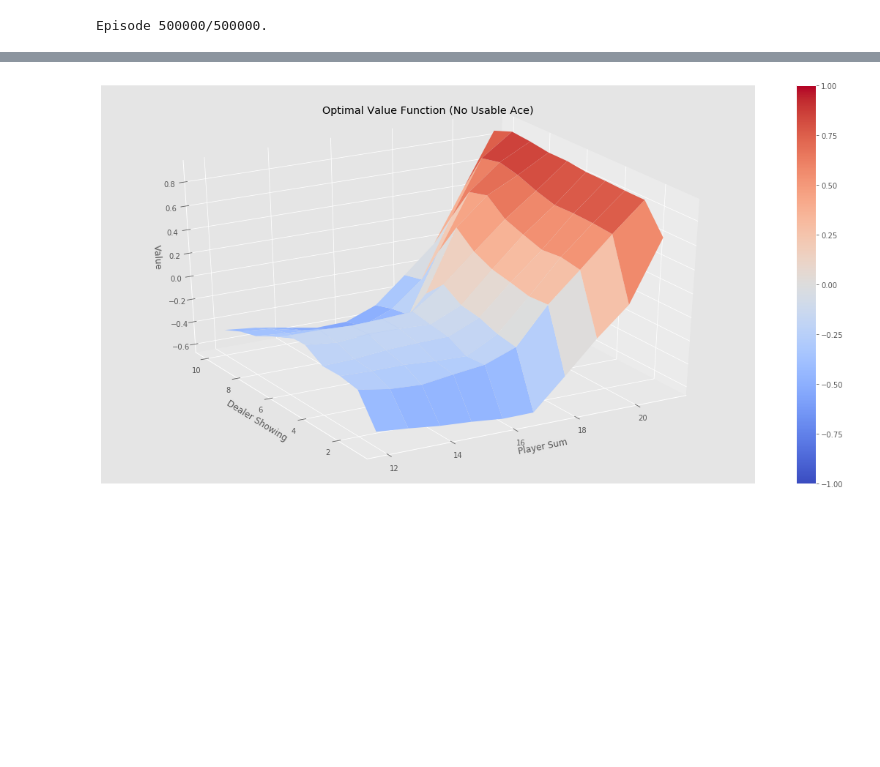
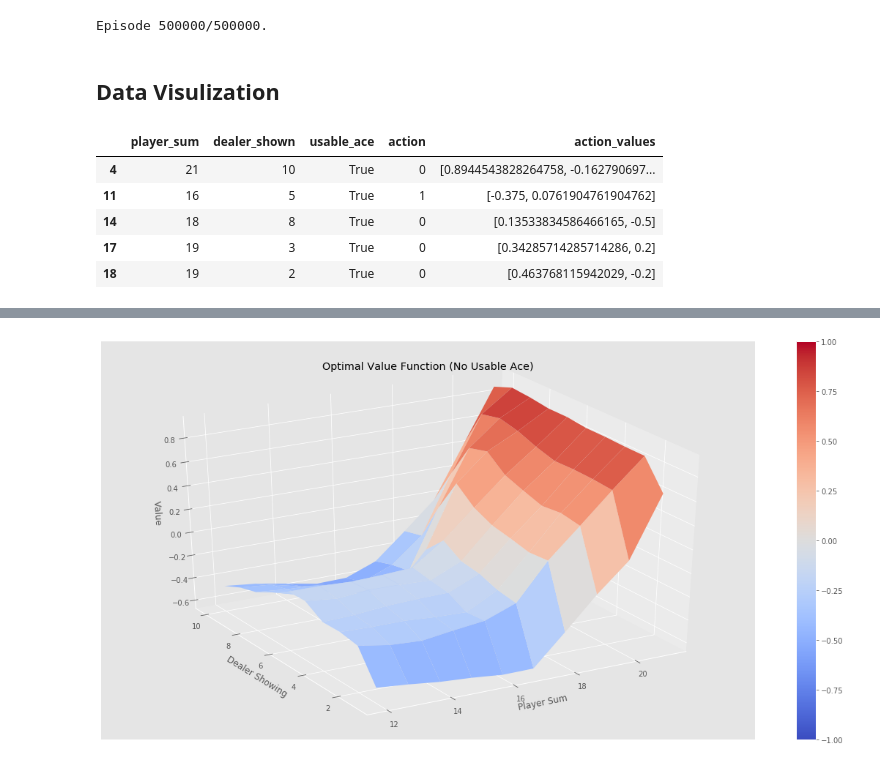
Before and after one commit to zht007/tensorflow-practice, a Jupyter notebook: 7_Renforcement_Learning_blackjack/2_MC_Control_with Epsilon_Greedy Policies.ipynb, the cells around one changed output, grey strips where cells are left out. Saved outputs shown, nothing was run; the diff lists cells and outputs as text; code cells hidden in the pictures; blank space fills up the shorter version.

```diff
--- a/7_Renforcement_Learning_blackjack/2_MC_Control_with Epsilon_Greedy Policies.ipynb
+++ b/7_Renforcement_Learning_blackjack/2_MC_Control_with Epsilon_Greedy Policies.ipynb
@@ -118,0 +114,2 @@ plotting.plot_policy_function(P, title="Optimal Q ")
+# %% [markdown]
+## Data Visulization
@@ -118,0 +134,9 @@ plotting.plot_policy_function(P, title="Optimal Q ")
+# %%
+df_usable_ace.head()
+# %% [output]
+|  | player_sum | dealer_shown | usable_ace | action | action_values |
+| 4 | 21 | 10 | True | 0 | [0.8944543828264758, -0.162790697... |
+| 11 | 16 | 5 | True | 1 | [-0.375, 0.0761904761904762] |
+| 14 | 18 | 8 | True | 0 | [0.13533834586466165, -0.5] |
+| 17 | 19 | 3 | True | 0 | [0.34285714285714286, 0.2] |
+| 18 | 19 | 2 | True | 0 | [0.463768115942029, -0.2] |
```
Also changed, not shown: parts of 9 cells of this notebook, 16 other files.
